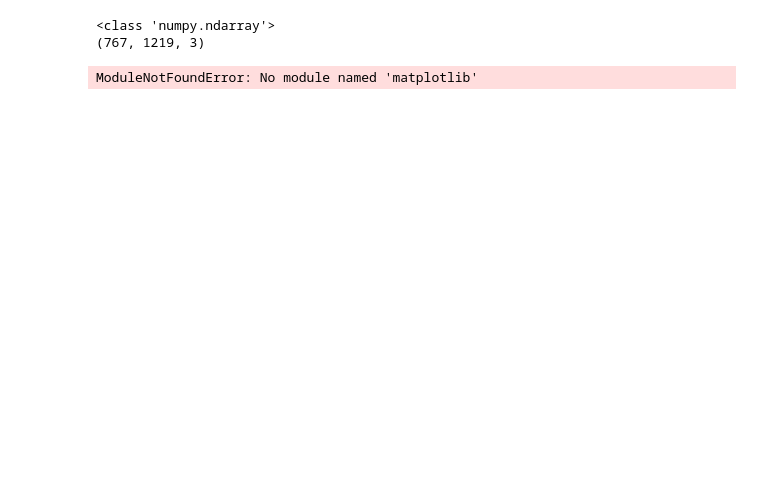
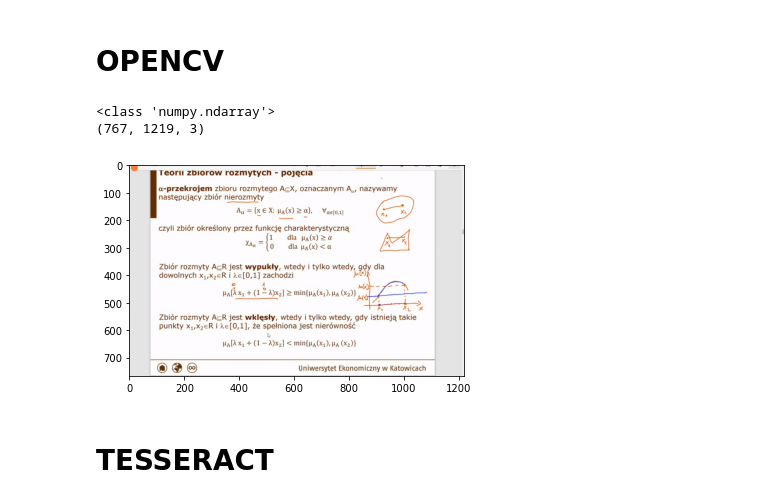
Before and after one commit to SzymonStolarski/ue-zaaw-progr-zaj1, a Jupyter notebook: sandbox1.ipynb, the cells around one changed output. Cells and saved outputs as stored; diff of their text form; code cells hidden in the pictures; blank space fills up the shorter version.

```diff
--- a/sandbox1.ipynb
+++ b/sandbox1.ipynb
@@ -1,3 +1,5 @@
+# %% [markdown]
+# OPENCV
 # %%
 import cv2
 # %%
@@ -19,5 +21,9 @@ cv2.waitKey(0)
 cv2.destroyAllWindows()
 # %%
 import matplotlib.pyplot as plt
+plt.imshow(img)
+plt.show()
 # %% [output]
-ModuleNotFoundError: No module named 'matplotlib'
+[figure, added]
+# %% [markdown]
+# TESSERACT
```
Also changed, not shown: parts of 2 cells of this notebook.
